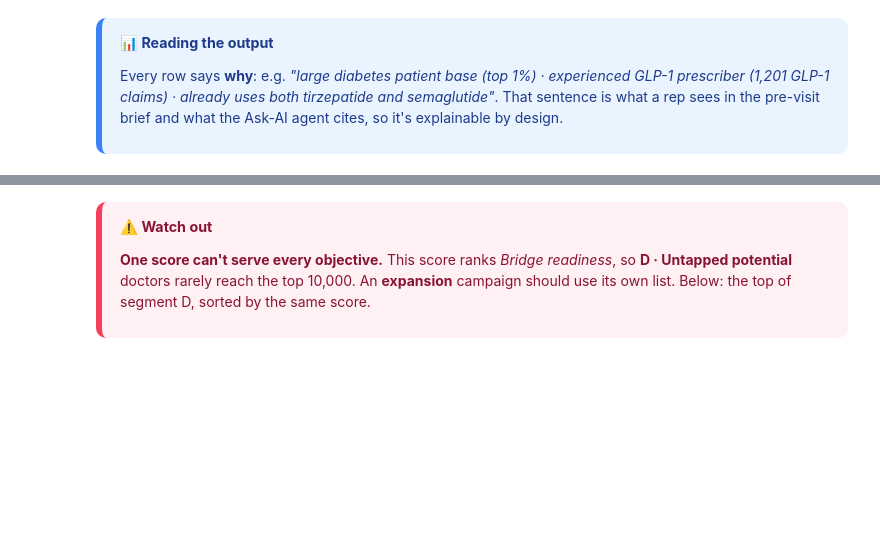
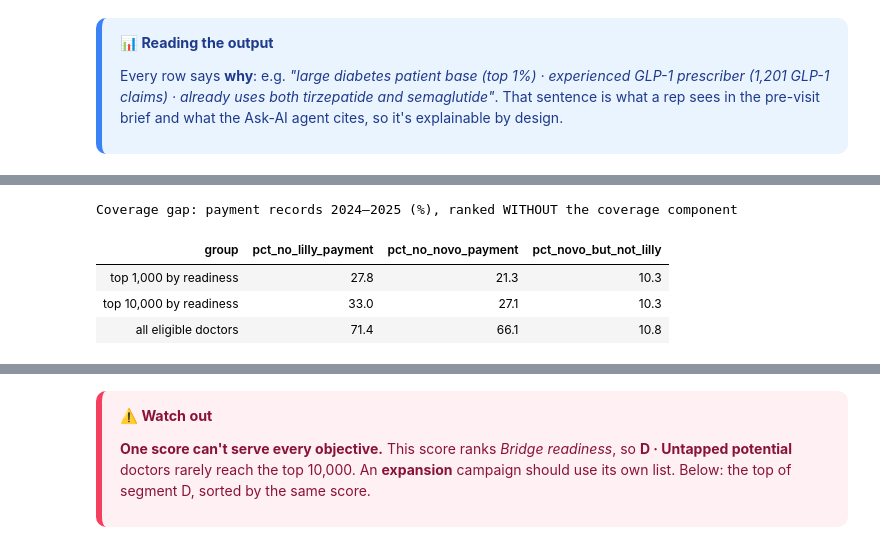
Before and after one commit to Swagata-Bhowmik/GLP1-Launch-Intelligence, a Jupyter notebook: notebooks/05_doctor_segmentation_and_targeting.ipynb, the cells around one changed output, grey strips where cells are left out. Cells and saved outputs as stored; diff of their text form; code cells hidden in the pictures; blank space fills up the shorter version.

```diff
--- a/notebooks/05_doctor_segmentation_and_targeting.ipynb
+++ b/notebooks/05_doctor_segmentation_and_targeting.ipynb
@@ -295,0 +305,22 @@ Segment mix of the top 10,000 (%)
+# %%
+comp_wo_gap = scores[[c for c in scores if c.startswith("c_") and c != "c_coverage_gap"]].rename(columns=lambda c: c[2:])
+readiness = targeting.weighted_score(comp_wo_gap)            # Bridge readiness only, no coverage bonus
+
+rows = []
+for k in (1_000, 10_000):
+    d = scores.loc[readiness.nlargest(k).index]
+    rows.append({"group": f"top {k:,} by readiness",
+                 "pct_no_lilly_payment":  100 * (d["op_lilly_payments"] == 0).mean(),
+                 "pct_no_novo_payment":   100 * (d["op_novo_payments"] == 0).mean(),
+                 "pct_novo_but_not_lilly": 100 * ((d["op_lilly_payments"] == 0) & (d["op_novo_payments"] > 0)).mean()})
+rows.append({"group": "all eligible doctors",
+             "pct_no_lilly_payment":  100 * (scores["op_lilly_payments"] == 0).mean(),
+             "pct_no_novo_payment":   100 * (scores["op_novo_payments"] == 0).mean(),
+             "pct_novo_but_not_lilly": 100 * ((scores["op_lilly_payments"] == 0) & (scores["op_novo_payments"] > 0)).mean()})
+show(pd.DataFrame(rows), "Coverage gap: payment records 2024–2025 (%), ranked WITHOUT the coverage component")
+# %% [output]
+Coverage gap: payment records 2024–2025 (%), ranked WITHOUT the coverage component
+| group | pct_no_lilly_payment | pct_no_novo_payment | pct_novo_but_not_lilly |
+| top 1,000 by readiness | 27.8 | 21.3 | 10.3 |
+| top 10,000 by readiness | 33.0 | 27.1 | 10.3 |
+| all eligible doctors | 71.4 | 66.1 | 10.8 |
```
Also changed, not shown: parts of 15 cells of this notebook, 7 other files.
